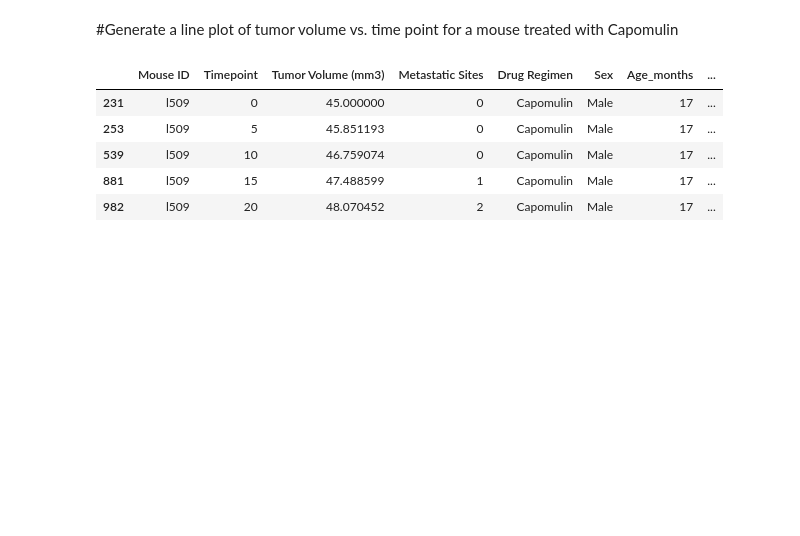
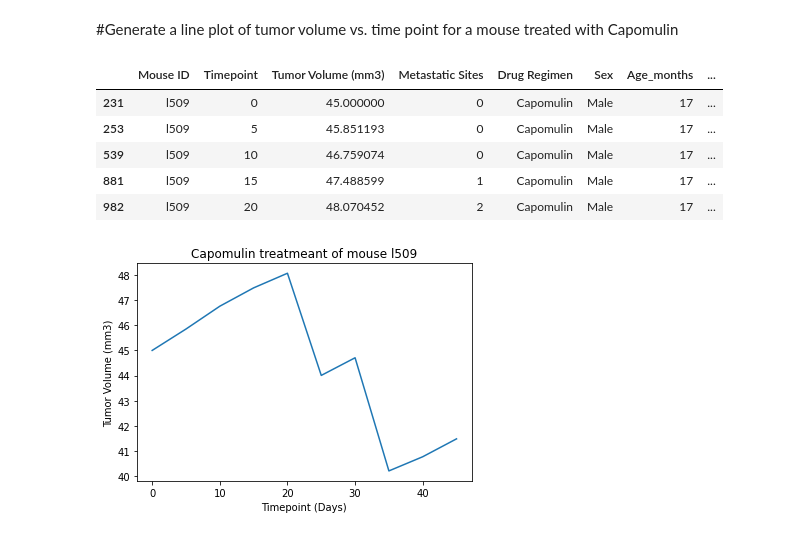
Before and after one commit to leilazintsem/Matplotlib-Challenge, a Jupyter notebook: Pymaceuticals/Main.ipynb, the cells around one changed output. Cells and saved outputs as stored; diff of their text form; code cells hidden in the pictures; blank space fills up the shorter version.

```diff
--- a/Pymaceuticals/Main.ipynb
+++ b/Pymaceuticals/Main.ipynb
@@ -310,3 +310,17 @@ mouse_df.head()
 | 539 | l509 | 10 | 46.759074 | 0 | Capomulin | Male | 17 | ... |
 | 881 | l509 | 15 | 47.488599 | 1 | Capomulin | Male | 17 | ... |
 | 982 | l509 | 20 | 48.070452 | 2 | Capomulin | Male | 17 | ... |
+# %%
+# Create the plot
+x_axis = mouse_df["Timepoint"]
+y_axis = mouse_df["Tumor Volume (mm3)"]
+
+plt.title('Capomulin treatmeant of mouse l509')
+plt.plot(x_axis, y_axis)
+plt.xlabel('Timepoint (Days)')
+plt.ylabel('Tumor Volume (mm3)')
+
+# plt.savefig('linechart')
+plt.show()
+# %% [output]
+[figure, added]
```
Also changed, not shown: parts of 6 cells of this notebook, 1 other file.
